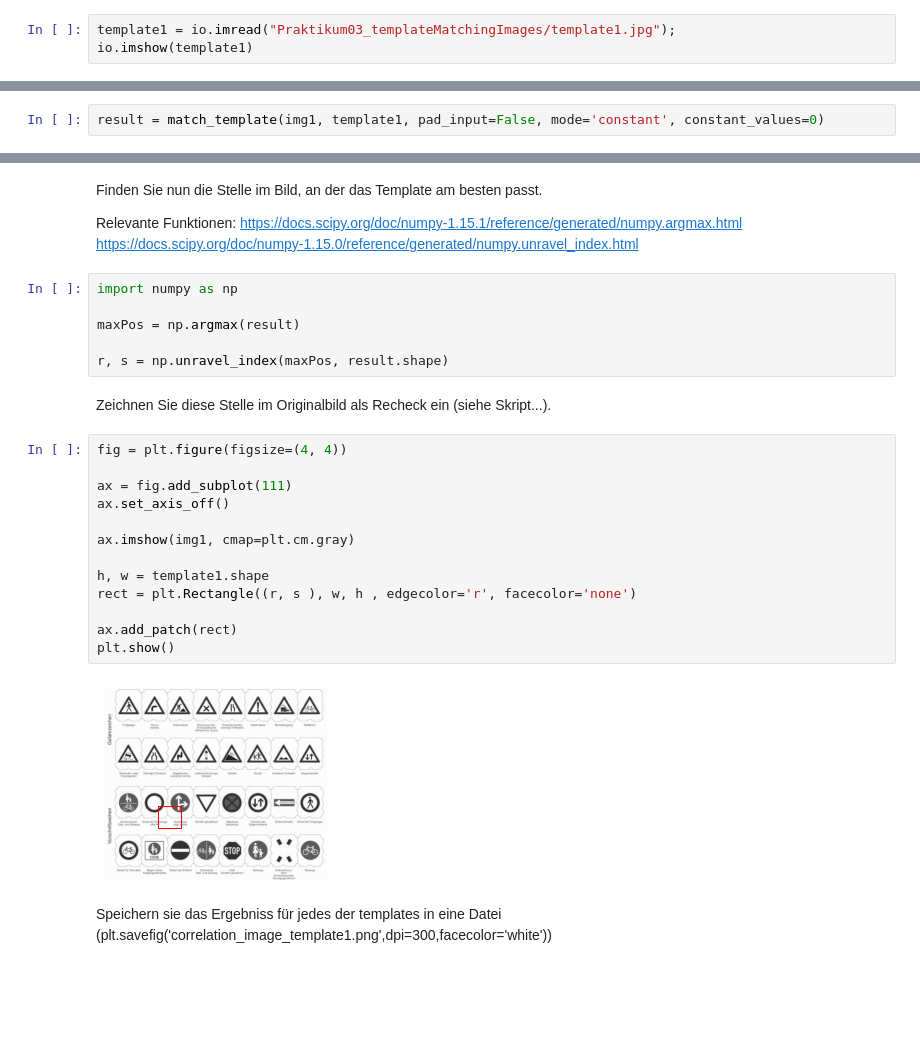
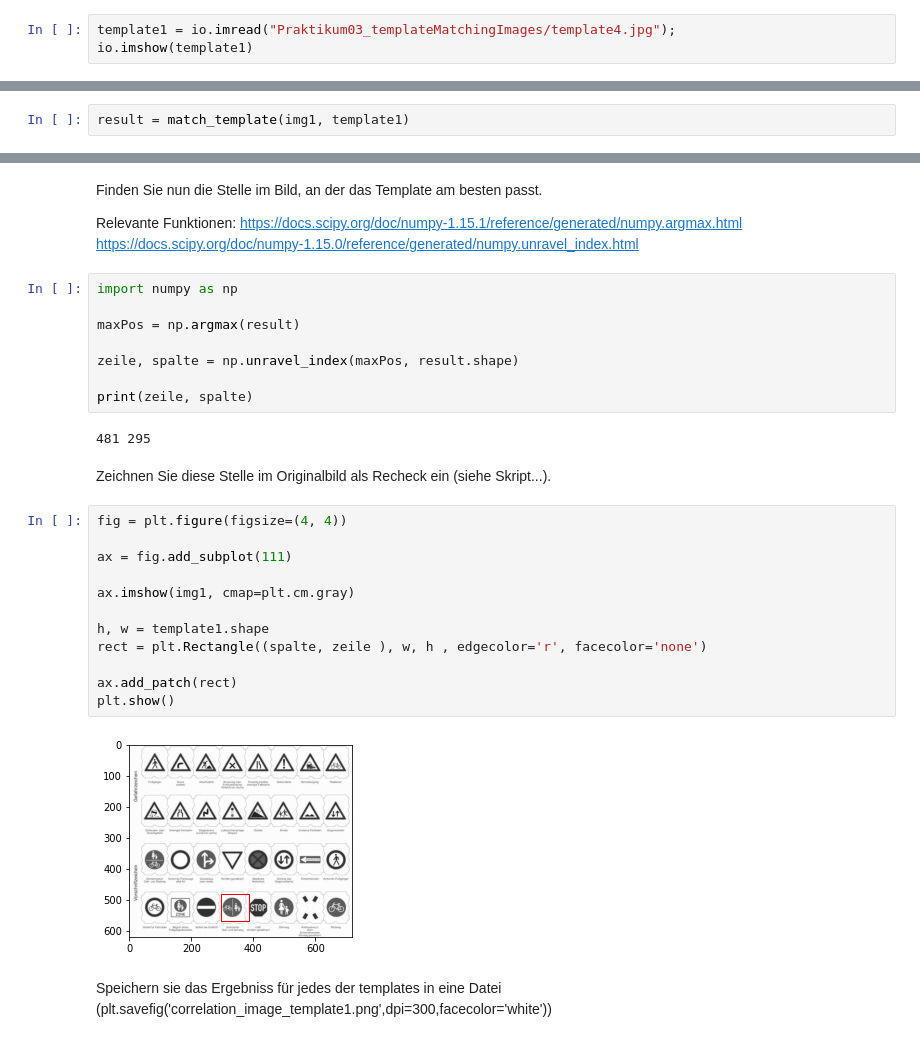
Before and after one commit to Bassadin/ML-for-CV-INM1, a Jupyter notebook: Tasks/Practical_03/Praktikum03_Cross_Correlation.ipynb, the cells around one changed output, grey strips where cells are left out. Cells and saved outputs as stored; diff of their text form; blank space fills up the shorter version.

```diff
--- a/Tasks/Practical_03/Praktikum03_Cross_Correlation.ipynb
+++ b/Tasks/Practical_03/Praktikum03_Cross_Correlation.ipynb
@@ -25,7 +25,7 @@ io.imshow(img1)
 <matplotlib.image.AxesImage at 0x...>
 [figure]
 # %%
-template1 = io.imread("Praktikum03_templateMatchingImages/template1.jpg");
+template1 = io.imread("Praktikum03_templateMatchingImages/template4.jpg");
 io.imshow(template1)
 # %% [output]
 <matplotlib.image.AxesImage at 0x...>
@@ -36,7 +36,7 @@ Führen Sie eine normaliesierte Kreuzkorrelation der beiden Bilder durch und spe
 Relevante Funktion:
 http://scikit-image.org/docs/dev/api/skimage.feature.html#skimage.feature.match_template
 # %%
-result = match_template(img1, template1, pad_input=False, mode='constant', constant_values=0)
+result = match_template(img1, template1)
 # %% [markdown]
 Zeigen Sie nun das Ergebnis (als Bild) an. Verwenden Sie `plt.cm.plasma` als Colormap. Damit erscheinen die Stellen im Bild, die dem Template ähnlich sind, heller als nicht passende Stellen. (siehe Skript...)
 # %%
@@ -60,24 +60,27 @@ import numpy as np
 
 maxPos = np.argmax(result)
 
-r, s = np.unravel_index(maxPos, result.shape)
+zeile, spalte = np.unravel_index(maxPos, result.shape)
+
+print(zeile, spalte)
+# %% [output]
+481 295
 # %% [markdown]
 Zeichnen Sie diese Stelle im Originalbild als Recheck ein (siehe Skript...).
 # %%
 fig = plt.figure(figsize=(4, 4))
 
 ax = fig.add_subplot(111)
-ax.set_axis_off()
 
 ax.imshow(img1, cmap=plt.cm.gray)
 
 h, w = template1.shape
-rect = plt.Rectangle((r, s ), w, h , edgecolor='r', facecolor='none')
+rect = plt.Rectangle((spalte, zeile ), w, h , edgecolor='r', facecolor='none')
 
 ax.add_patch(rect)
 plt.show()
 # %% [output]
-[figure, old version]
+[figure, new version]
 # %% [markdown]
 Speichern sie das Ergebniss für jedes der templates in eine Datei (plt.savefig('correlation_image_template1.png',dpi=300,facecolor='white'))
 # %% [markdown]
```
Also changed, not shown: parts of 2 cells of this notebook.
